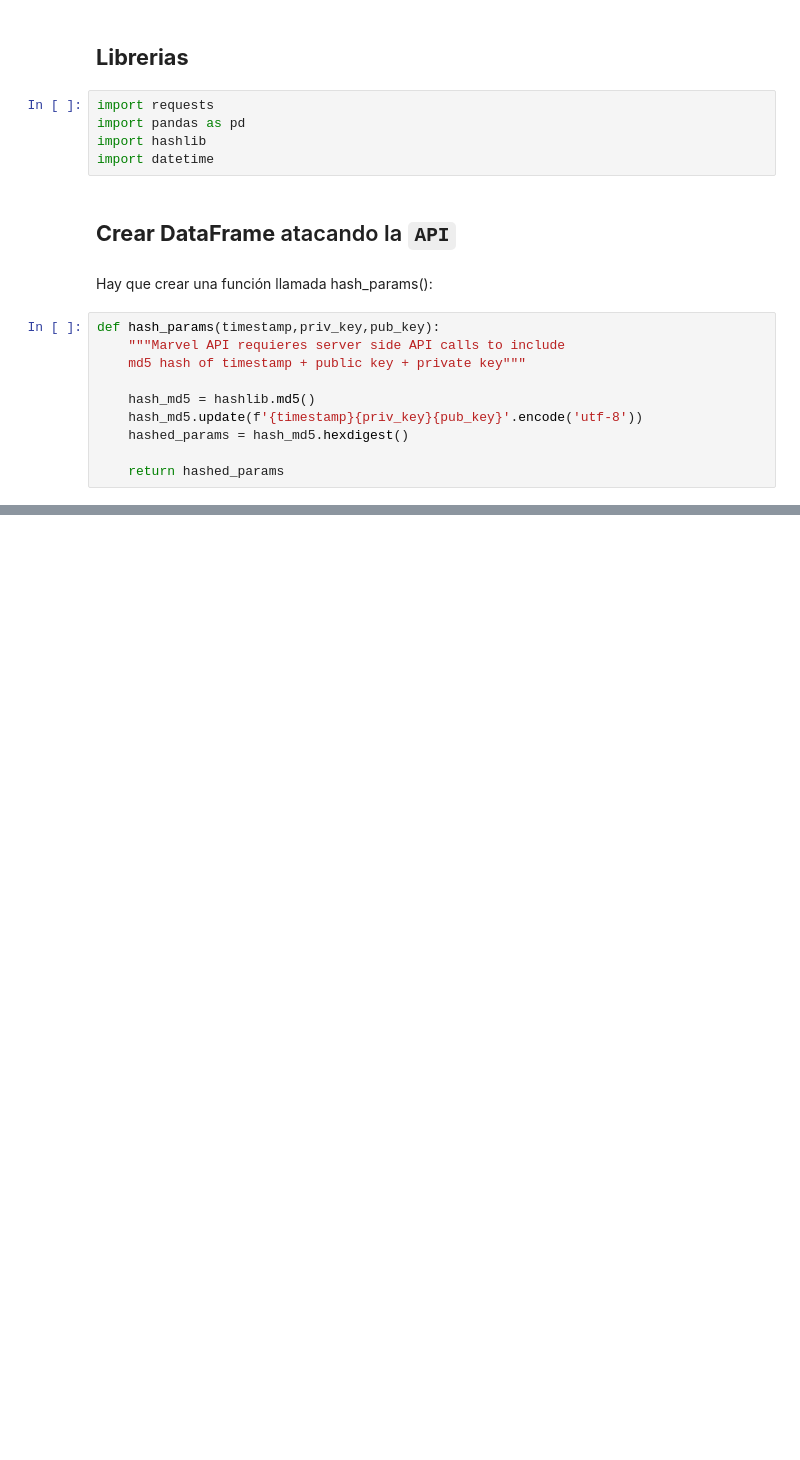
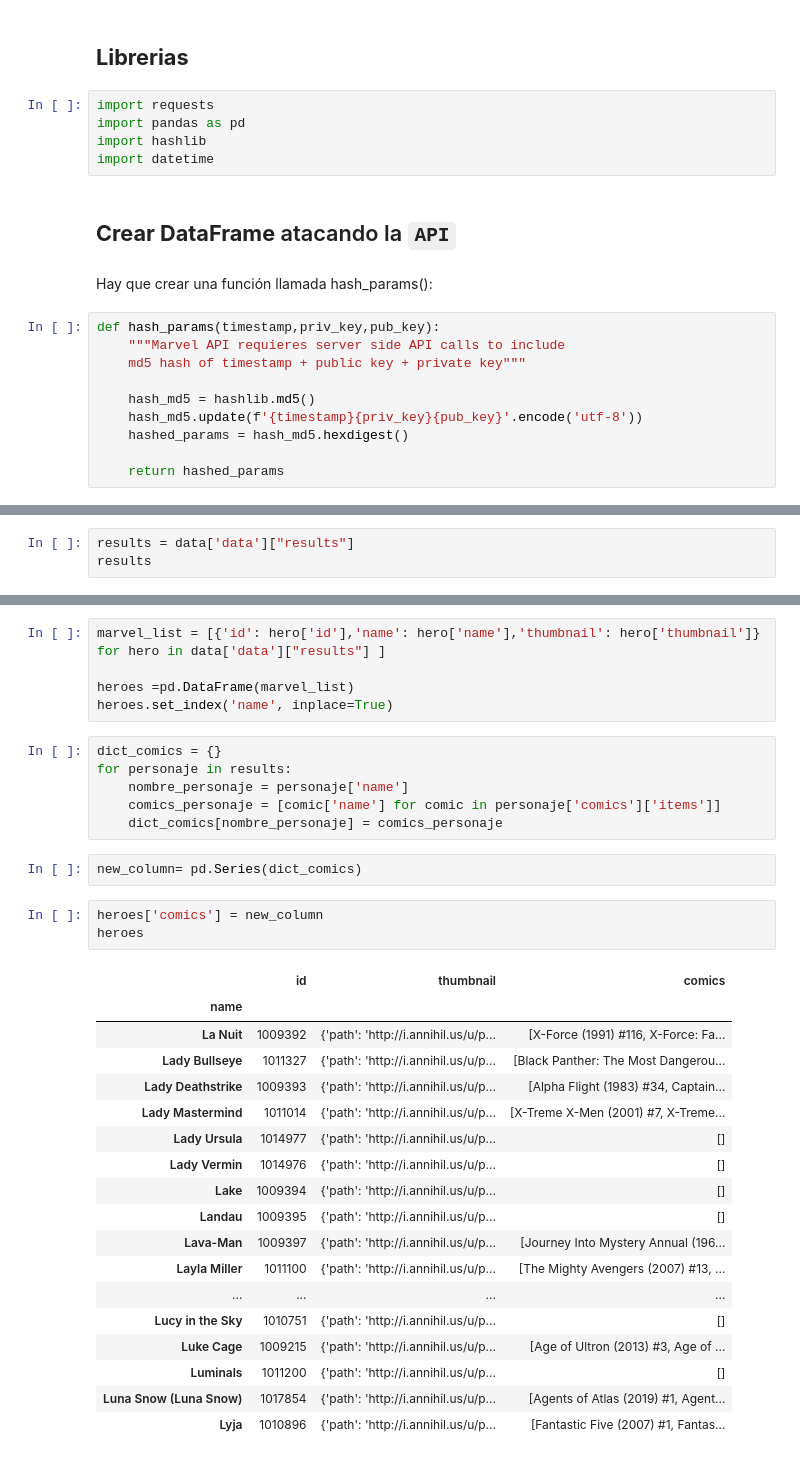
Before and after one commit to LauraGSanchz/DS_PT_09_2023, a Jupyter notebook: Data_Analysis/4-API/Practica/API_Marvel.ipynb, the cells around one changed output, grey strips where cells are left out. Cells and saved outputs as stored; diff of their text form; blank space fills up the shorter version.

```diff
--- a/Data_Analysis/4-API/Practica/API_Marvel.ipynb
+++ b/Data_Analysis/4-API/Practica/API_Marvel.ipynb
@@ -55,0 +78,3 @@ ConnectionError: HTTPSConnectionPool(host='http', port=443): Max retries exceede
+# %%
+results = data['data']["results"]
+results
@@ -55,0 +99,35 @@ ConnectionError: HTTPSConnectionPool(host='http', port=443): Max retries exceede
+# %%
+marvel_list = [{'id': hero['id'],'name': hero['name'],'thumbnail': hero['thumbnail']} for hero in data['data']["results"] ]
+
+heroes =pd.DataFrame(marvel_list)
+heroes.set_index('name', inplace=True)
+# %%
+dict_comics = {}
+for personaje in results:
+    nombre_personaje = personaje['name']
+    comics_personaje = [comic['name'] for comic in personaje['comics']['items']]
+    dict_comics[nombre_personaje] = comics_personaje
+# %%
+new_column= pd.Series(dict_comics)
+# %%
+heroes['comics'] = new_column
+heroes
+# %% [output]
+|  | id | thumbnail | comics |
+| name |  |  |  |
+| La Nuit | 1009392 | {'path': 'http://i.annihil.us/u/p... | [X-Force (1991) #116, X-Force: Fa... |
+| Lady Bullseye | 1011327 | {'path': 'http://i.annihil.us/u/p... | [Black Panther: The Most Dangerou... |
+| Lady Deathstrike | 1009393 | {'path': 'http://i.annihil.us/u/p... | [Alpha Flight (1983) #34, Captain... |
+| Lady Mastermind | 1011014 | {'path': 'http://i.annihil.us/u/p... | [X-Treme X-Men (2001) #7, X-Treme... |
+| Lady Ursula | 1014977 | {'path': 'http://i.annihil.us/u/p... | [] |
+| Lady Vermin | 1014976 | {'path': 'http://i.annihil.us/u/p... | [] |
+| Lake | 1009394 | {'path': 'http://i.annihil.us/u/p... | [] |
+| Landau | 1009395 | {'path': 'http://i.annihil.us/u/p... | [] |
+| Lava-Man | 1009397 | {'path': 'http://i.annihil.us/u/p... | [Journey Into Mystery Annual (196... |
+| Layla Miller | 1011100 | {'path': 'http://i.annihil.us/u/p... | [The Mighty Avengers (2007) #13, ... |
+| ... | ... | ... | ... |
+| Lucy in the Sky | 1010751 | {'path': 'http://i.annihil.us/u/p... | [] |
+| Luke Cage | 1009215 | {'path': 'http://i.annihil.us/u/p... | [Age of Ultron (2013) #3, Age of ... |
+| Luminals | 1011200 | {'path': 'http://i.annihil.us/u/p... | [] |
+| Luna Snow (Luna Snow) | 1017854 | {'path': 'http://i.annihil.us/u/p... | [Agents of Atlas (2019) #1, Agent... |
+| Lyja | 1010896 | {'path': 'http://i.annihil.us/u/p... | [Fantastic Five (2007) #1, Fantas... |
```
Also changed, not shown: parts of 6 cells of this notebook, 6 other files.
